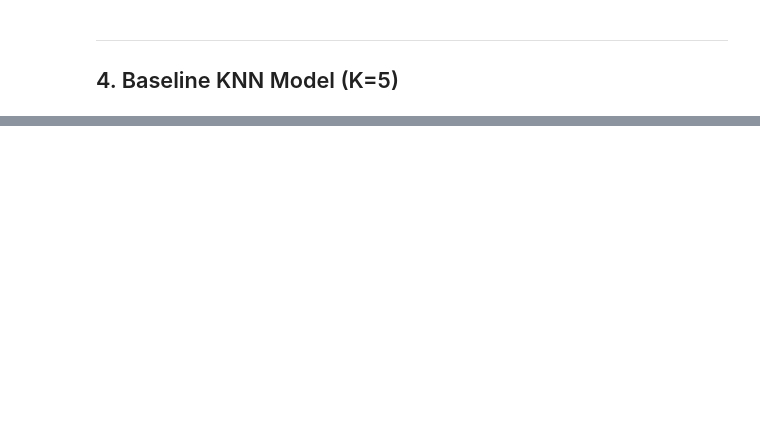
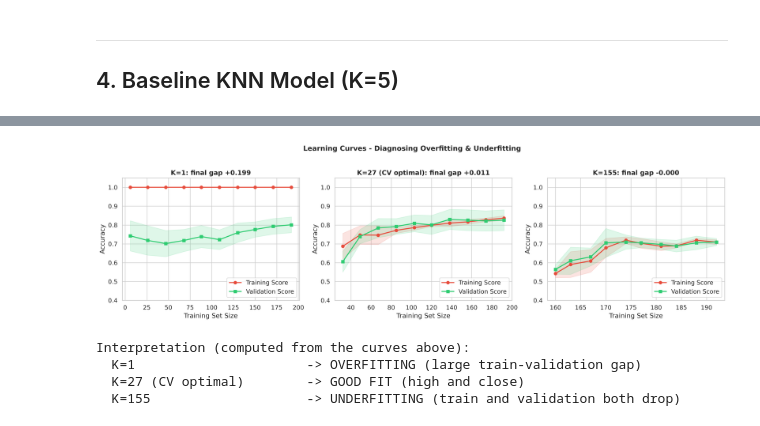
Before and after one commit to Subhadip24/AIml-Project, a Jupyter notebook: Heart_Disease_KNN_Classification.ipynb, the cells around one changed output, grey strips where cells are left out. Saved outputs shown, nothing was run; the diff lists cells and outputs as text; code cells hidden in the pictures; blank space fills up the shorter version.

```diff
--- a/Heart_Disease_KNN_Classification.ipynb
+++ b/Heart_Disease_KNN_Classification.ipynb
@@ -692,0 +426,39 @@ EXPERIMENT COMPLETE
+# %%
+# --- Learning Curves (diagnose overfitting / underfitting) ---
+fig, axes = plt.subplots(1, 3, figsize=(18, 5))
+max_train = int(len(X_train) * 0.8)  # largest training fold with 5-fold CV
+
+for idx, (label, k) in enumerate(demo_ks.items()):
+    # KNN needs more training samples than K, so the smallest size is K + 5
+    sizes = np.unique(np.linspace(min(k + 5, max_train), max_train, 10).astype(int))
+    train_sizes, train_lc, val_lc = learning_curve(
+        make_knn(n_neighbors=k), X_train, y_train,
+        cv=StratifiedKFold(n_splits=5, shuffle=True, random_state=RANDOM_STATE),
+        scoring='accuracy', train_sizes=sizes,
+    )
+    tm, ts = train_lc.mean(axis=1), train_lc.std(axis=1)
+    vm, vs = val_lc.mean(axis=1), val_lc.std(axis=1)
+    axes[idx].fill_between(train_sizes, tm - ts, tm + ts, alpha=0.15, color='#e74c3c')
+    axes[idx].fill_between(train_sizes, vm - vs, vm + vs, alpha=0.15, color='#2ecc71')
+    axes[idx].plot(train_sizes, tm, 'o-', color='#e74c3c', label='Training Score', linewidth=2)
+    axes[idx].plot(train_sizes, vm, 's-', color='#2ecc71', label='Validation Score', linewidth=2)
+    axes[idx].set_xlabel('Training Set Size')
+    axes[idx].set_ylabel('Accuracy')
+    axes[idx].set_title(f'{label}: final gap {tm[-1] - vm[-1]:+.3f}', fontweight='bold')
+    axes[idx].legend(loc='lower right')
+    axes[idx].set_ylim(0.4, 1.05)
+
+plt.suptitle('Learning Curves - Diagnosing Overfitting & Underfitting', fontsize=14, fontweight='bold', y=1.02)
+plt.tight_layout()
+plt.show()
+
+print('Interpretation (computed from the curves above):')
+for label, k in demo_ks.items():
+    r = results_k.loc[k]
+    print(f"  {label:24s} -> {diagnose(r['train'], r['cv_mean'])}")
+# %% [output]
+[figure, added]
+Interpretation (computed from the curves above):
+  K=1                      -> OVERFITTING (large train-validation gap)
+  K=27 (CV optimal)        -> GOOD FIT (high and close)
+  K=155                    -> UNDERFITTING (train and validation both drop)
```
Also changed, not shown: parts of 46 cells of this notebook, 1 other file.
